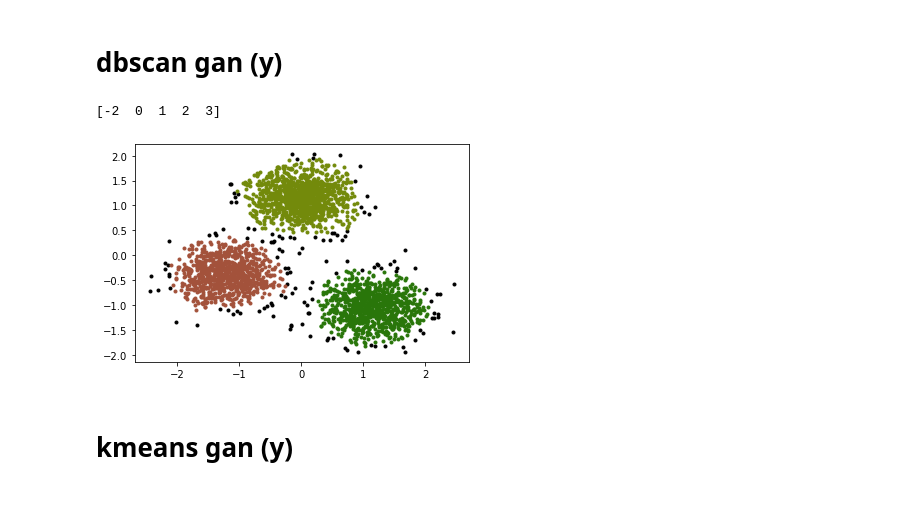
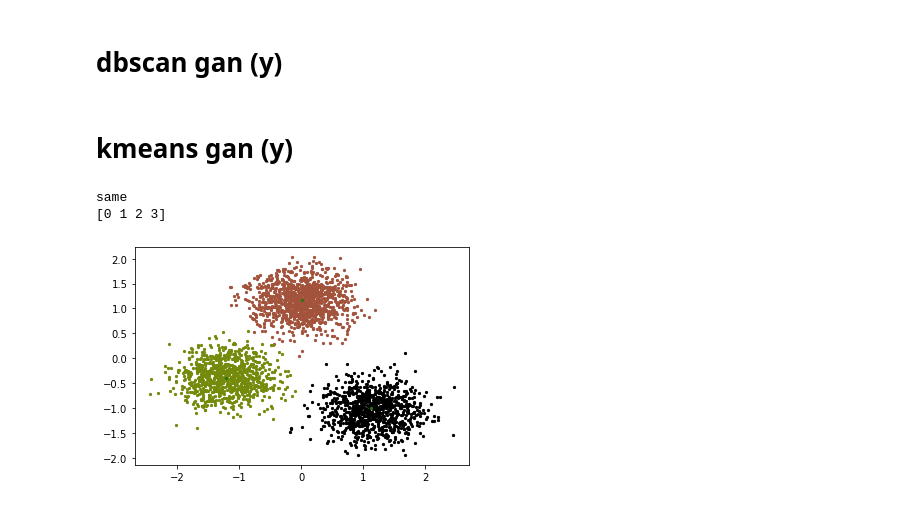
Before and after one commit to rayendito/unsupervised_from_scratch, a Jupyter notebook: main.ipynb, the cells around one changed output. Cells and saved outputs as stored; diff of their text form; code cells hidden in the pictures.

Commit message:
kmeans done????

```diff
--- a/main.ipynb
+++ b/main.ipynb
@@ -13,6 +13,26 @@ dataset = df.astype(float).values.tolist()
 
 # scale it
 dataset_std = StandardScaler().fit_transform(dataset)
+# %%
+def visualize(points_colored):
+    kategori = np.unique(points_colored)
+    colors = ['#000000', '#A3523B', '#738A0B', '#29760A', '#31AF83', '#3181AF', '#5531AF', '#9B357C']
+
+    print(kategori)
+    for i in kategori:
+        if(i < 0):
+            color = '#000000'
+        else:
+            color = colors[i]
+
+        x, y = [], []
+        for j in range(len(dataset_std)):
+            if a[j] == i:
+                x.append(dataset_std[j, 0])
+                y.append(dataset_std[j, 1])
+        plt.scatter(x, y, s=20, c=color, alpha=1, marker='.')
+
+    plt.show()
 # %% [markdown]
 # dbscan gan (y)
 # %%
@@ -21,27 +42,12 @@ a ,b = fit(dataset_std, 0.2, 10)
-# %%
-kategori = np.unique(a)
-colors = ['#000000', '#A3523B', '#738A0B', '#29760A', '#31AF83', '#3181AF', '#5531AF', '#9B357C']
-
-print(kategori)
-for i in kategori:
-    if(i < 0):
-        color = '#000000'
-    else:
-        color = colors[i]
-
-    x, y = [], []
-    for j in range(len(dataset_std)):
-        if a[j] == i:
-            x.append(dataset_std[j, 0])
-            y.append(dataset_std[j, 1])
-    plt.scatter(x, y, c=color, alpha=1, marker='.')
-
-plt.show()
-# %% [output]
-[-2  0  1  2  3]
-[figure, removed]
 # %% [markdown]
 # kmeans gan (y)
 # %%
 # inputs
-k = input("Masukkan banyak K : ")
+# k = int(input("Masukkan banyak K : "))
+# random points
+a = fitKMeans(dataset_std, 3, [2534, 1410, 77])
+visualize(a)
+# %% [output]
+same
+[0 1 2 3]
+[figure, added]
```
Also changed, not shown: parts of 4 cells of this notebook, 2 other files.
